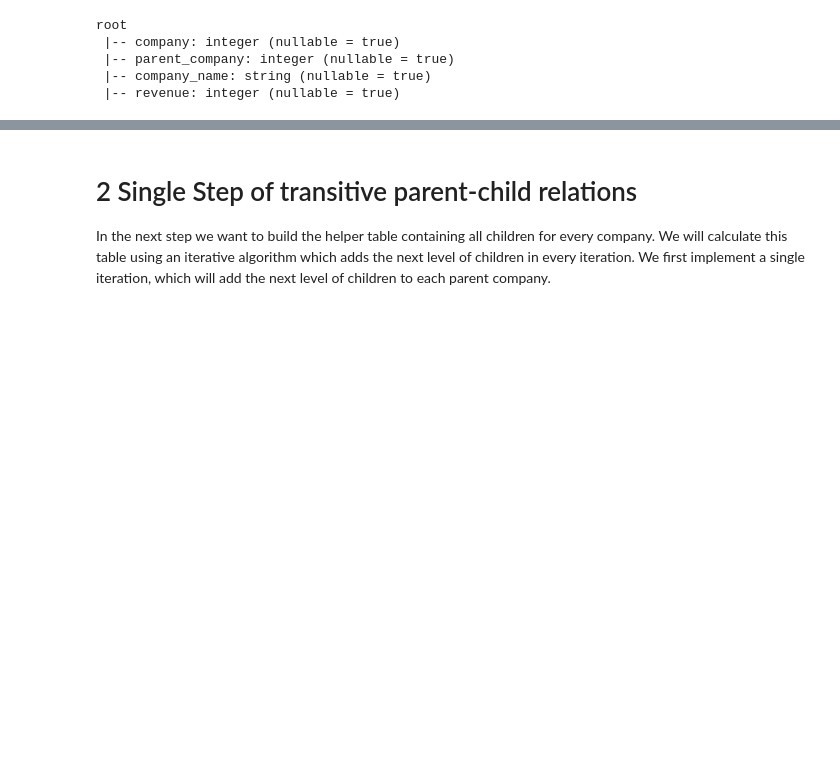
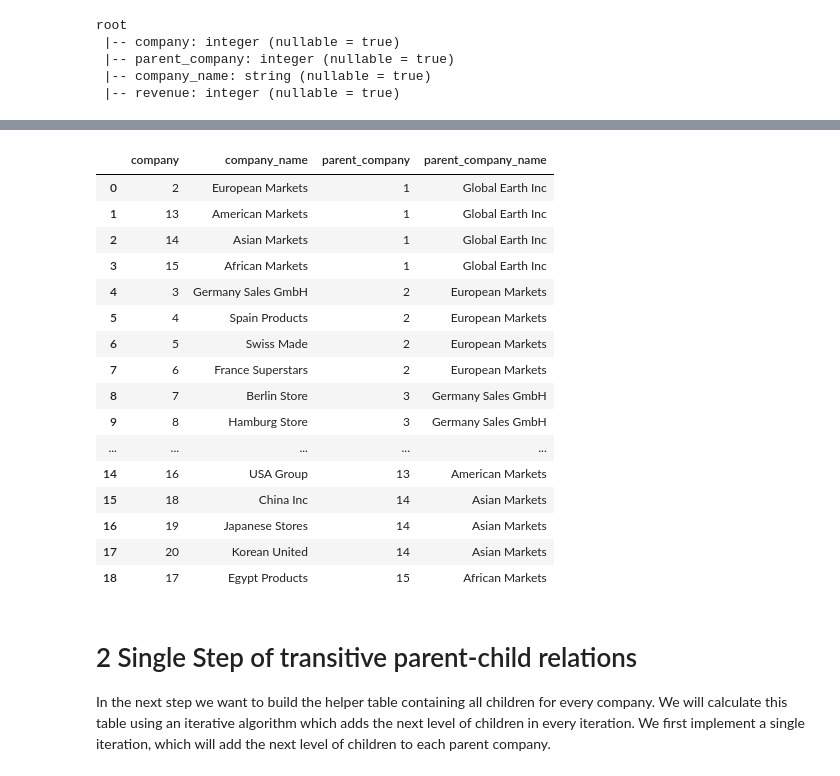
Before and after one commit to dimajix/pyspark-advanced, a Jupyter notebook: jupyter-caching/Iterative Algorithms - Full.ipynb, the cells around one changed output, grey strips where cells are left out. Cells and saved outputs as stored; diff of their text form; code cells hidden in the pictures; blank space fills up the shorter version.

```diff
--- a/jupyter-caching/Iterative Algorithms - Full.ipynb
+++ b/jupyter-caching/Iterative Algorithms - Full.ipynb
@@ -63,3 +84,24 @@ data.toPandas()
+# %%
+result = enrich_data(data)
+result.toPandas()
+# %% [output]
+|  | company | company_name | parent_company | parent_company_name |
+| 0 | 2 | European Markets | 1 | Global Earth Inc |
+| 1 | 13 | American Markets | 1 | Global Earth Inc |
+| 2 | 14 | Asian Markets | 1 | Global Earth Inc |
+| 3 | 15 | African Markets | 1 | Global Earth Inc |
+| 4 | 3 | Germany Sales GmbH | 2 | European Markets |
+| 5 | 4 | Spain Products | 2 | European Markets |
+| 6 | 5 | Swiss Made | 2 | European Markets |
+| 7 | 6 | France Superstars | 2 | European Markets |
+| 8 | 7 | Berlin Store | 3 | Germany Sales GmbH |
+| 9 | 8 | Hamburg Store | 3 | Germany Sales GmbH |
+| ... | ... | ... | ... | ... |
+| 14 | 16 | USA Group | 13 | American Markets |
+| 15 | 18 | China Inc | 14 | Asian Markets |
+| 16 | 19 | Japanese Stores | 14 | Asian Markets |
+| 17 | 20 | Korean United | 14 | Asian Markets |
+| 18 | 17 | Egypt Products | 15 | African Markets |
 # %% [markdown]
 # 2 Single Step of transitive parent-child relations
 
```
Also changed, not shown: parts of 13 cells of this notebook, 8 other files.
